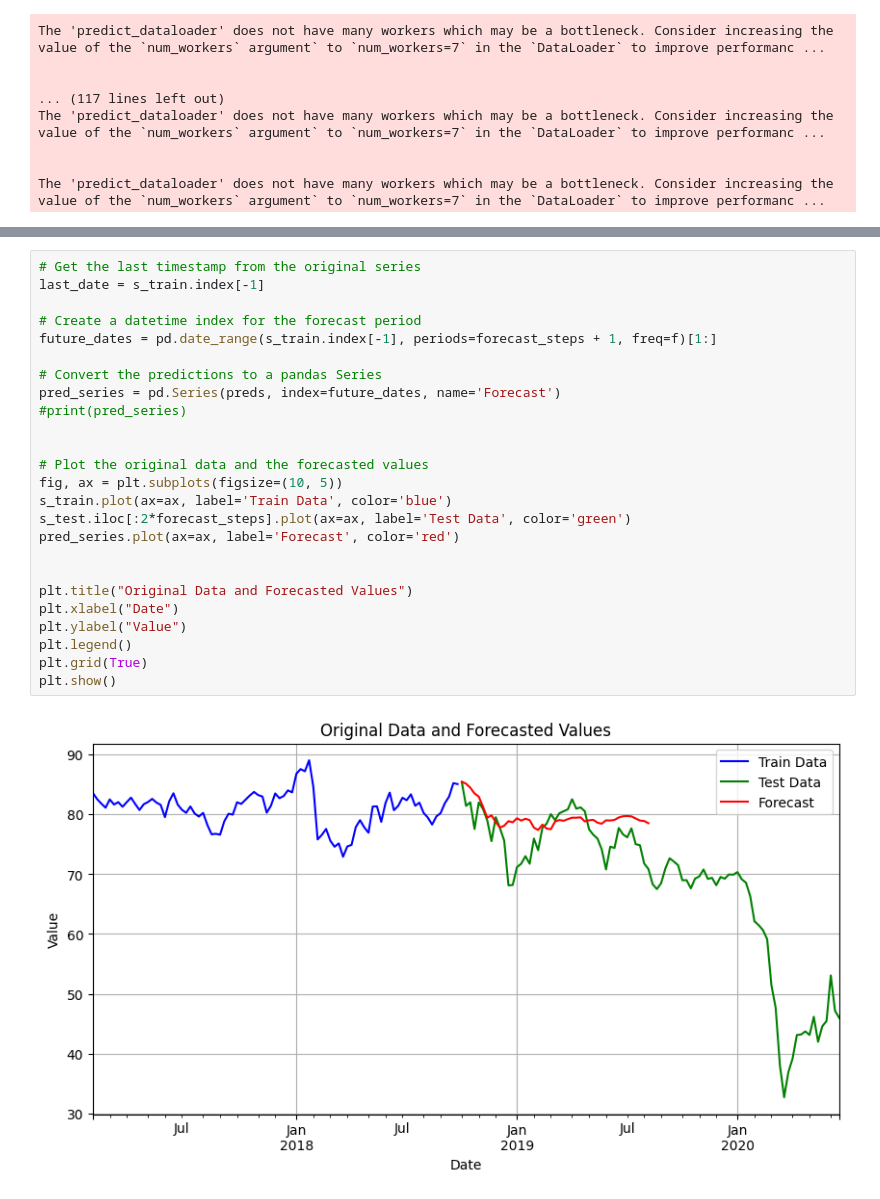
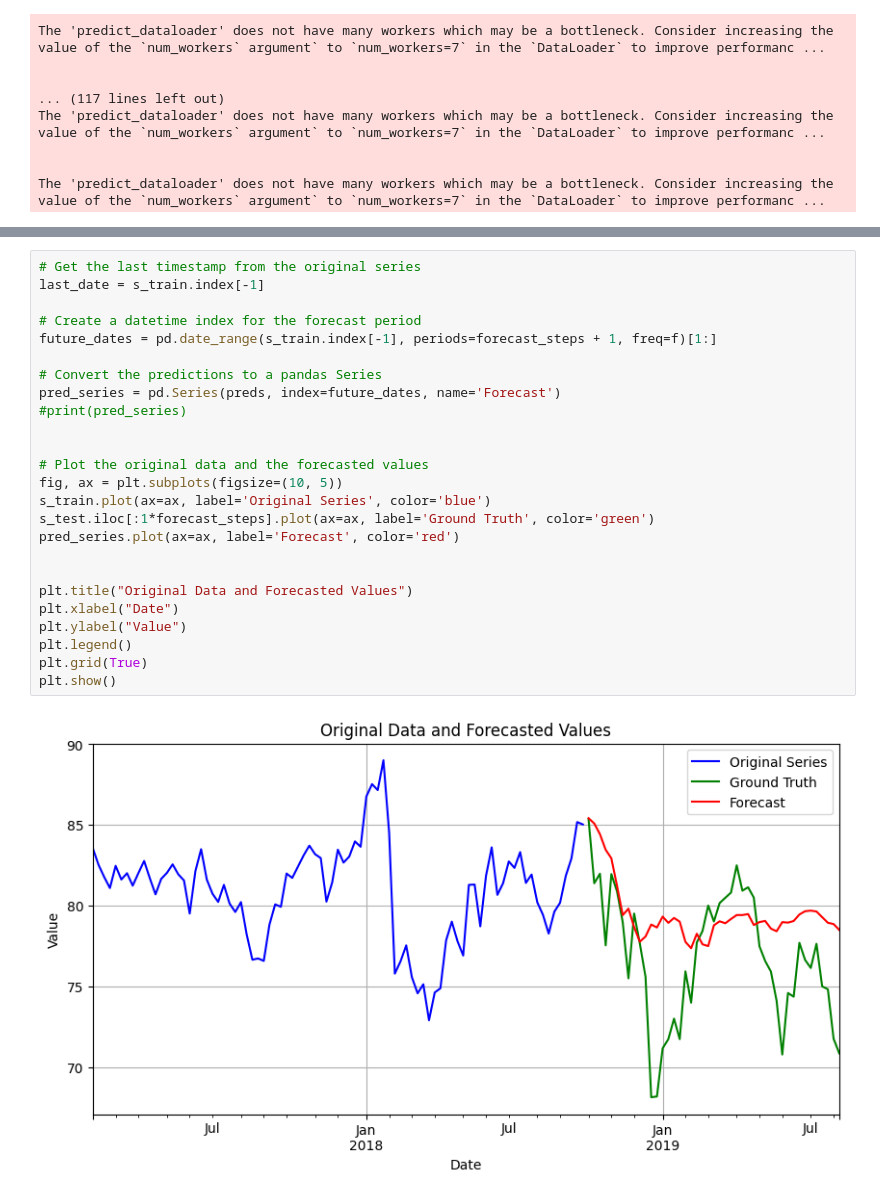
Before and after one commit to edocampione/4YP, a Jupyter notebook: models/myARIMA copy 2.ipynb, the cells around one changed output, grey strips where cells are left out. Cells and saved outputs as stored; diff of their text form.

```diff
--- a/models/myARIMA copy 2.ipynb
+++ b/models/myARIMA copy 2.ipynb
@@ -1311,27 +1360,27 @@ c_preds
 # %%
 # Get the last timestamp from the original series
 last_date = s_train.index[-1]
 
 # Create a datetime index for the forecast period
 future_dates = pd.date_range(s_train.index[-1], periods=forecast_steps + 1, freq=f)[1:]
 
 # Convert the predictions to a pandas Series
 pred_series = pd.Series(preds, index=future_dates, name='Forecast')
 #print(pred_series)
 
 
 # Plot the original data and the forecasted values
 fig, ax = plt.subplots(figsize=(10, 5))
-s_train.plot(ax=ax, label='Train Data', color='blue')
-s_test.iloc[:2*forecast_steps].plot(ax=ax, label='Test Data', color='green')
+s_train.plot(ax=ax, label='Original Series', color='blue')
+s_test.iloc[:1*forecast_steps].plot(ax=ax, label='Ground Truth', color='green')
 pred_series.plot(ax=ax, label='Forecast', color='red')
 
 
 plt.title("Original Data and Forecasted Values")
 plt.xlabel("Date")
 plt.ylabel("Value")
 plt.legend()
 plt.grid(True)
 plt.show()
 # %% [output]
-[figure, old version]
+[figure, new version]
```
Also changed, not shown: parts of 3 cells of this notebook.
